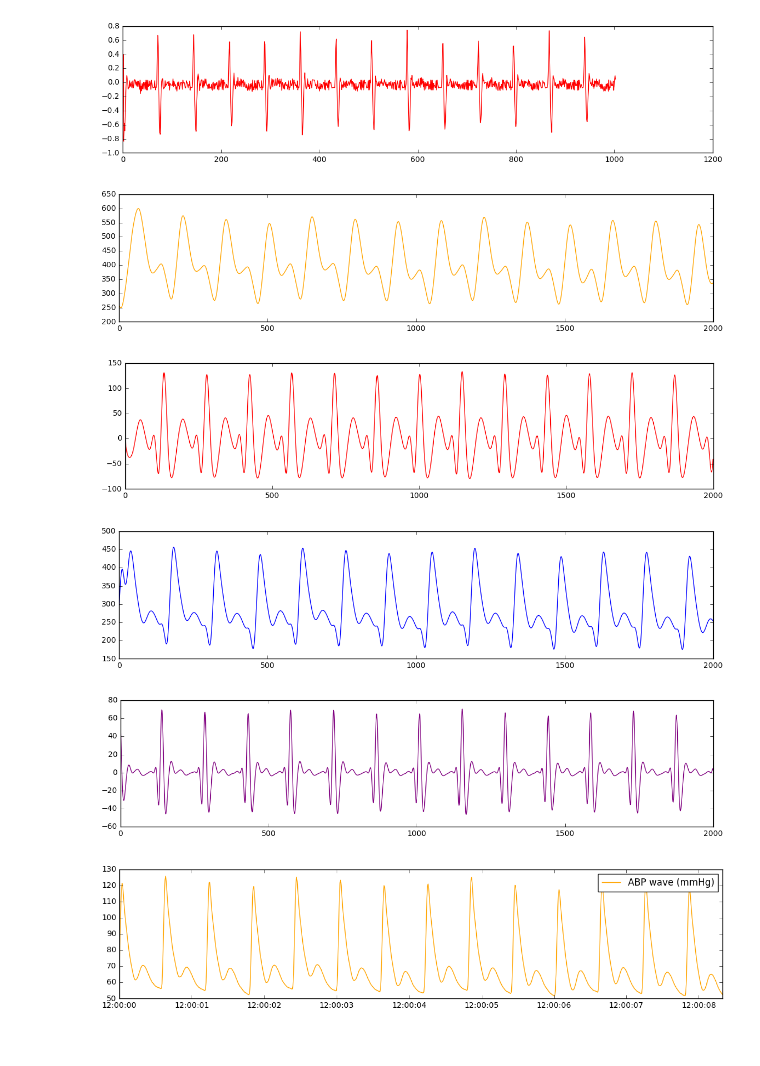
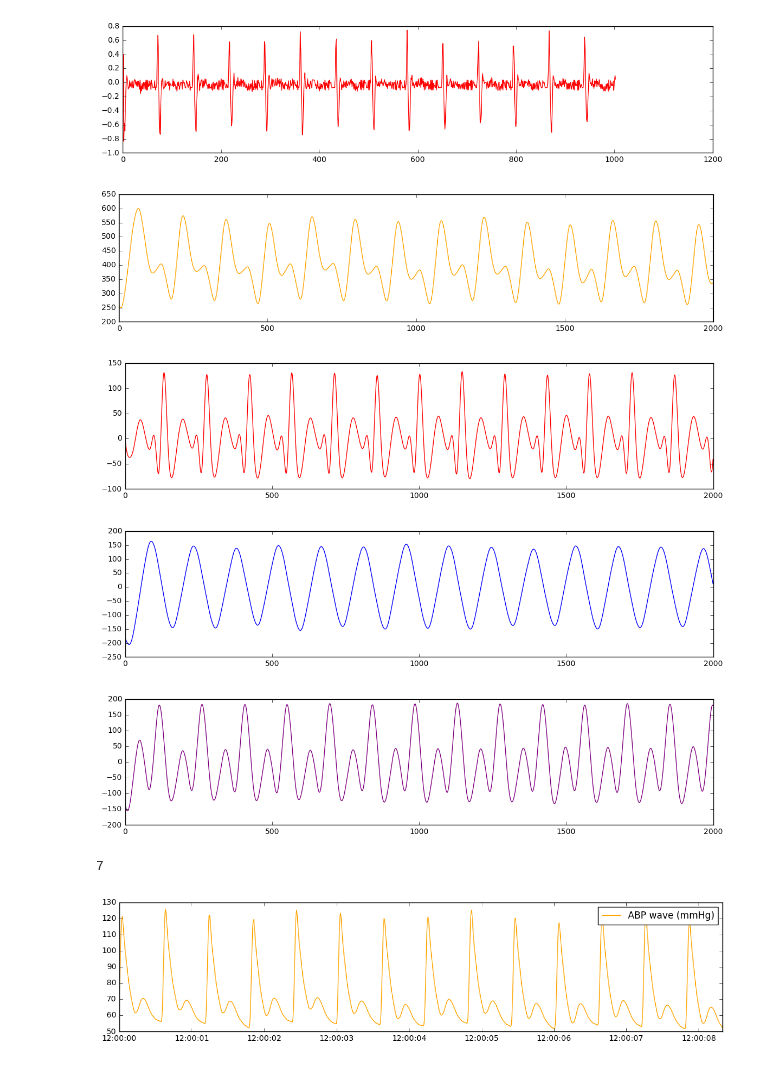
Before and after one commit to CONDUITlab/abp, a Jupyter notebook: ABP_Irregular_Waves.ipynb, the cells around one changed output. Saved outputs shown, nothing was run; the diff lists cells and outputs as text; code cells hidden in the pictures.

Commit message:
Calculating energy coefficients across whole waveform w/ different wavelet levels and window sizes

```diff
--- a/ABP_Irregular_Waves.ipynb
+++ b/ABP_Irregular_Waves.ipynb
@@ -131,29 +123,37 @@ plt.show()
 # %%
 #15000
 abp_a_signal_swt = wavesA.head(3200)['AR1']
 
 db4 = pywt.Wavelet('db4')
 
-(cA5a, cD5a), (cA4a, cD4a), (cA3a, cD3a), (cA2a, cD2a), (cA1a, cD1a) = pywt.swt(abp_a_signal_swt, db4, level=5)
+(cA7a, cD7a), (cA6a, cD6a), (cA5a, cD5a), (cA4a, cD4a), (cA3a, cD3a), (cA2a, cD2a), (cA1a, cD1a) = pywt.swt(abp_a_signal_swt, db4, level=7)
 
 plt.figure(num=9, figsize=(14, 3))
 plt.plot(cA5a[:2000], color='orange', label='cA5')
 
 plt.figure(num=10, figsize=(14, 3))
 plt.plot(cD5a[:2000], color='red', label='cD5')
 
 plt.figure(num=11, figsize=(14, 3))
-plt.plot(cA4a[:2000], color='blue', label='cA4')
+plt.plot(cD7a[:2000], color='blue', label='cA4')
 
 plt.figure(num=12, figsize=(14, 3))
-plt.plot(cD4a[:2000], color='purple', label='cD4')
+plt.plot(cD6a[:2000], color='purple', label='cD4')
 
 plt.show()
 # %% [output]
 [figure]
 [figure]
-[figure, old version]
+[figure, new version]
-[figure, old version]
+[figure, new version]
+# %%
+abp_a_signal_swt = wavesA.head(3200)['AR1']
+
+db4 = pywt.Wavelet('db4')
+
+len(pywt.swt(abp_a_signal_swt, db4, level=7))
+# %% [output]
+7
 # %%
 plt.figure(num=9, figsize=(14, 3))
 plt.plot(abp_a_signal_swt.head(2000), color='orange', label='ABP wave (mmHg)')
```
Also changed, not shown: parts of 4 cells of this notebook, 1 other file.
